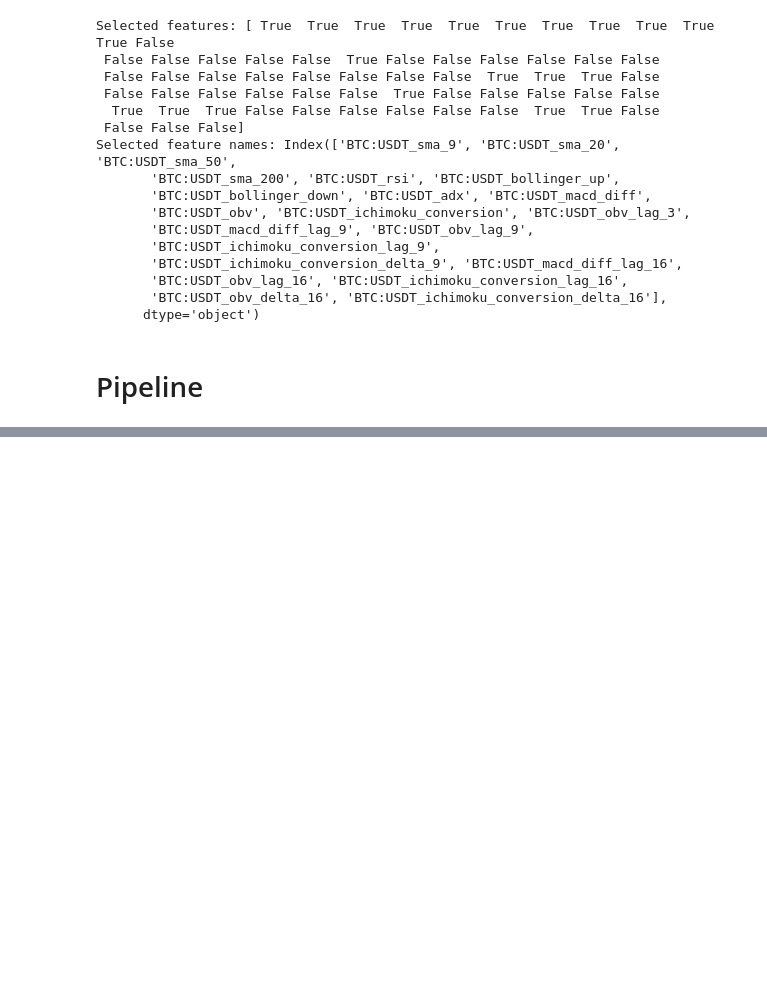
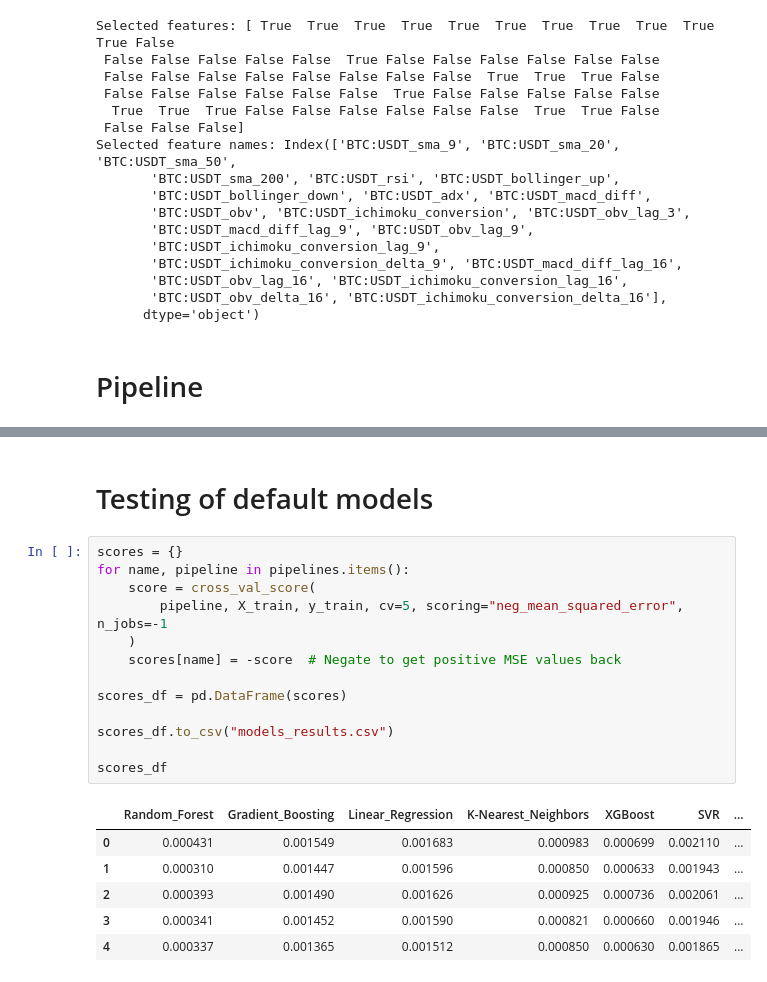
Before and after one commit to ProjectXSpace/BTC_Algo, a Jupyter notebook: algo.ipynb, the cells around one changed output, grey strips where cells are left out. Cells and saved outputs as stored; diff of their text form; blank space fills up the shorter version.

Commit message:
model selection

```diff
--- a/algo.ipynb
+++ b/algo.ipynb
@@ -95,0 +145,22 @@ Selected feature names: Index(['BTC:USDT_sma_9', 'BTC:USDT_sma_20', 'BTC:USDT_sm
+# %% [markdown]
+# Testing of default models
+# %%
+scores = {}
+for name, pipeline in pipelines.items():
+    score = cross_val_score(
+        pipeline, X_train, y_train, cv=5, scoring="neg_mean_squared_error", n_jobs=-1
+    )
+    scores[name] = -score  # Negate to get positive MSE values back
+
+scores_df = pd.DataFrame(scores)
+
+scores_df.to_csv("models_results.csv")
+
+scores_df
+# %% [output]
+|  | Random_Forest | Gradient_Boosting | Linear_Regression | K-Nearest_Neighbors | XGBoost | SVR | ... |
+| 0 | 0.000431 | 0.001549 | 0.001683 | 0.000983 | 0.000699 | 0.002110 | ... |
+| 1 | 0.000310 | 0.001447 | 0.001596 | 0.000850 | 0.000633 | 0.001943 | ... |
+| 2 | 0.000393 | 0.001490 | 0.001626 | 0.000925 | 0.000736 | 0.002061 | ... |
+| 3 | 0.000341 | 0.001452 | 0.001590 | 0.000821 | 0.000660 | 0.001946 | ... |
+| 4 | 0.000337 | 0.001365 | 0.001512 | 0.000850 | 0.000630 | 0.001865 | ... |
```
Also changed, not shown: parts of 12 cells of this notebook, 3 other files.
